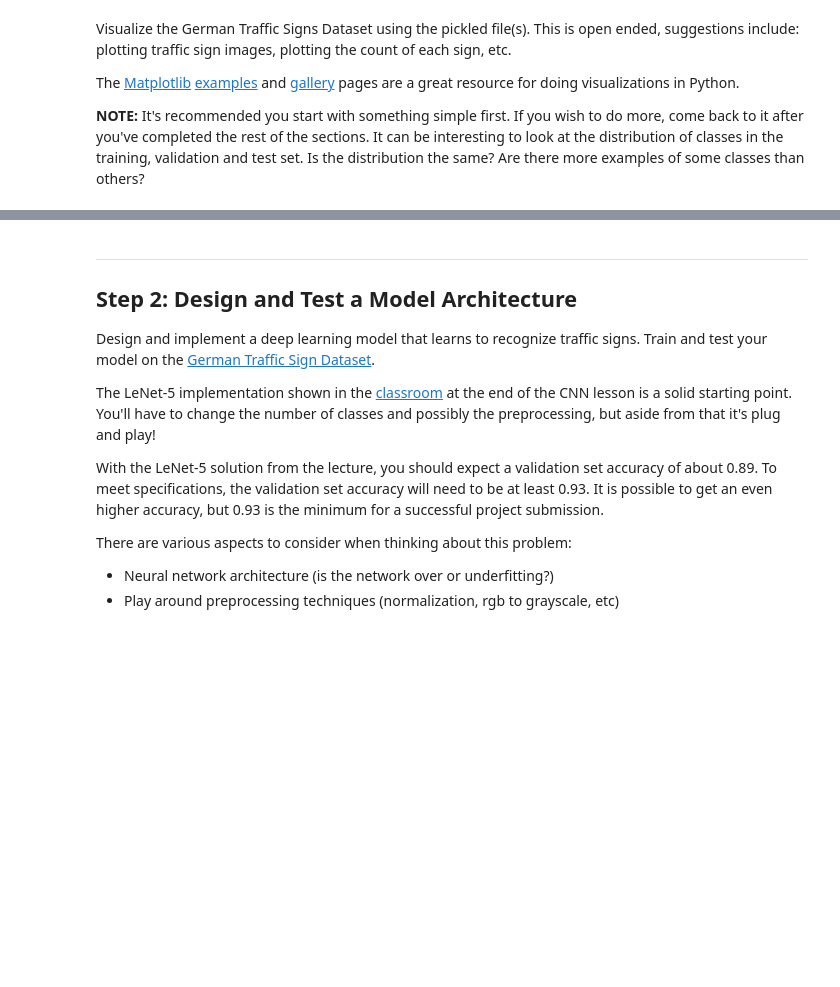
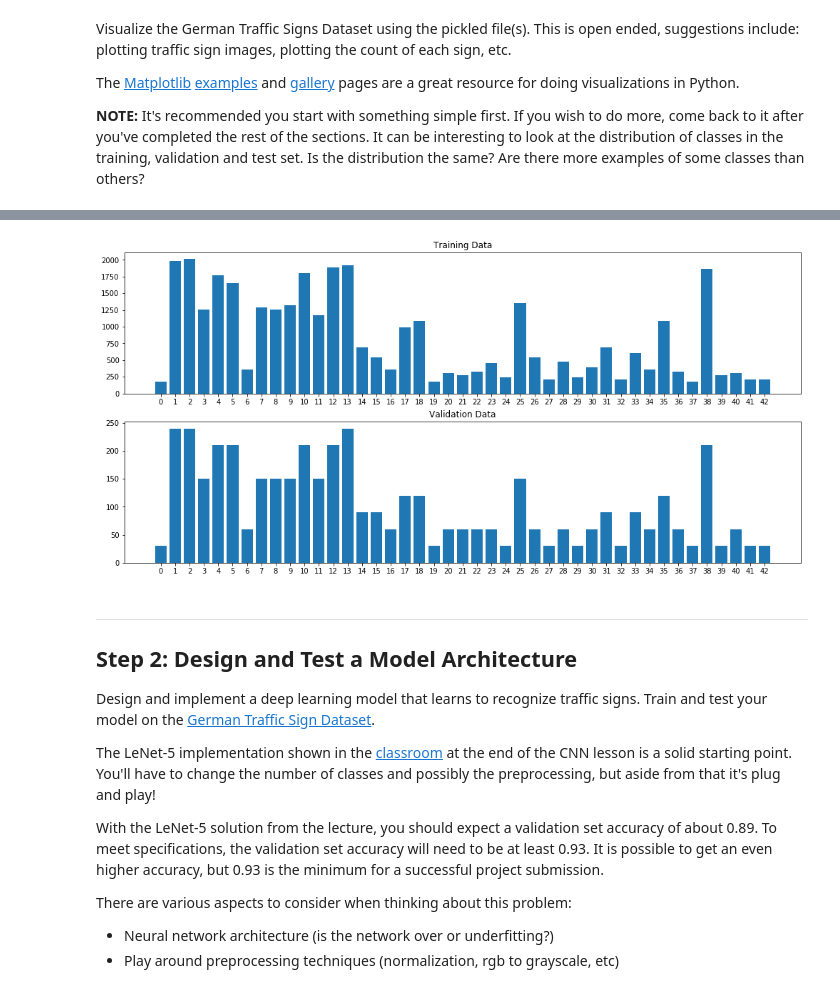
Before and after one commit to nins-k/CarND-Traffic-Sign-Classifier-Project, a Jupyter notebook: Traffic_Sign_Classifier.ipynb, the cells around one changed output, grey strips where cells are left out. Drawn from its saved outputs; the diff is of its cells as text; code cells hidden in the pictures; blank space fills up the shorter version.

```diff
--- a/Traffic_Sign_Classifier.ipynb
+++ b/Traffic_Sign_Classifier.ipynb
@@ -126,3 +126,16 @@ for index in range(len(examples)):
+# %%
+# Distribution of training data
+fig, (h_train, h_valid) = plt.subplots(nrows=2, ncols=1, figsize=(17,8))
+
+train_bar = h_train.bar(range(43), np.unique(y_train, return_counts=True)[1])
+train_ticks = h_train.set_xticks(range(43))
+train_title = h_train.set_title("Training Data")
+
+valid_bar = h_valid.bar(range(43), np.unique(y_valid, return_counts=True)[1])
+valid_ticks = h_valid.set_xticks(range(43))
+valid_title = h_valid.set_title("Validation Data")
+# %% [output]
+[figure, added]
 # %% [markdown]
 ----
 
```
Also changed, not shown: parts of 1 cell of this notebook.
